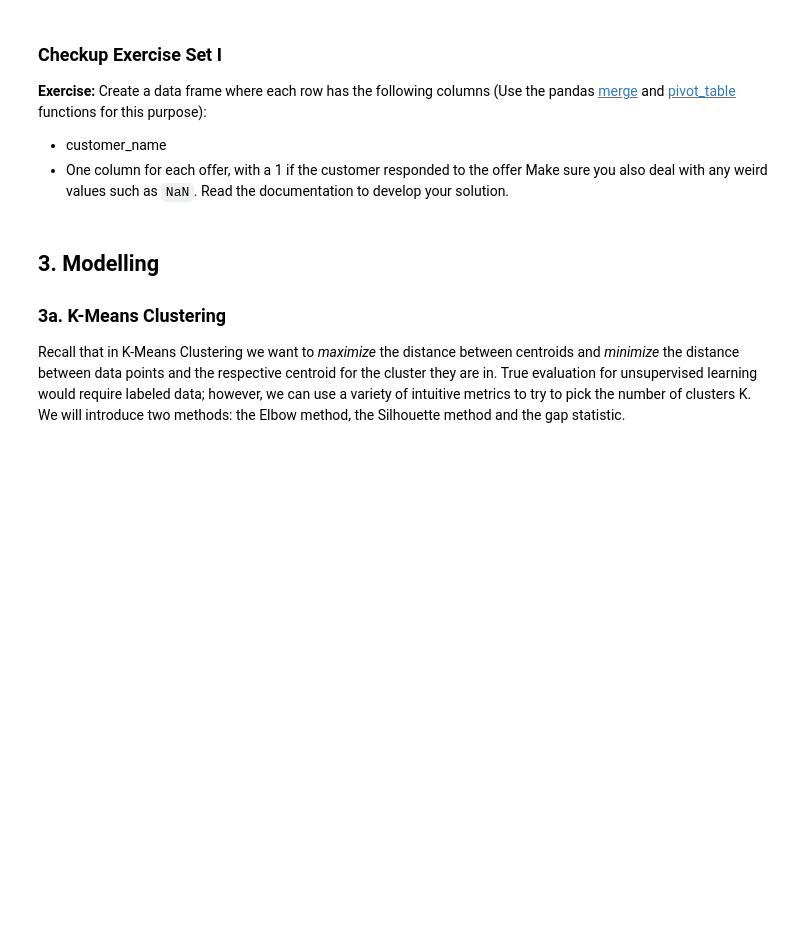
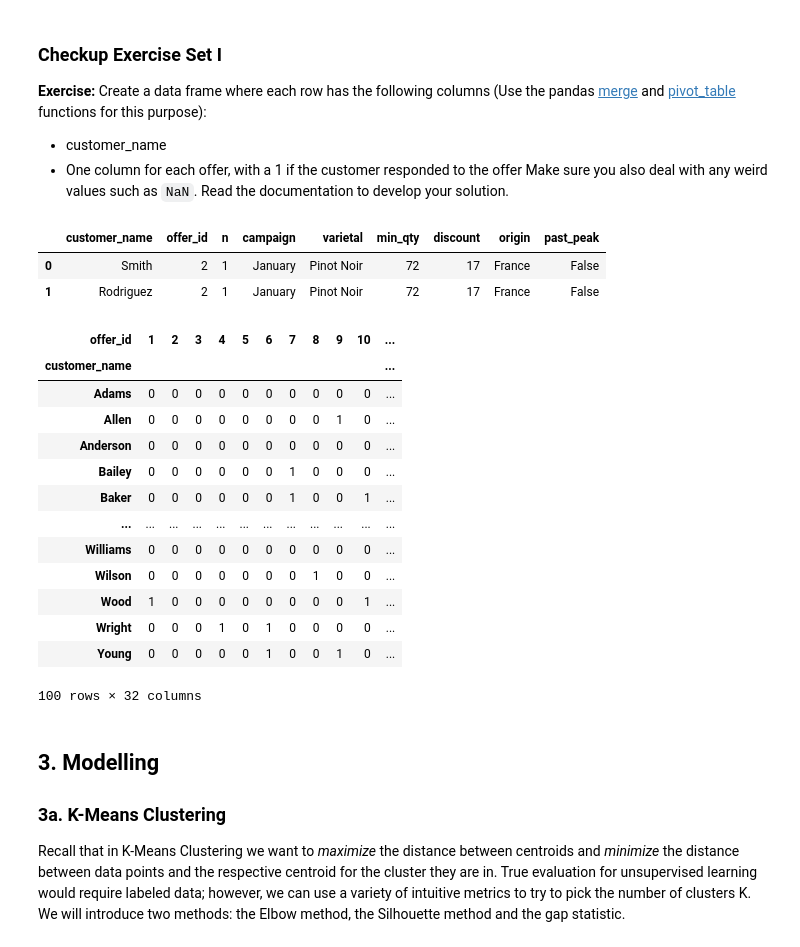
Before and after one commit to JasonCaldwellMBA/Clustering_Case_Study, a Jupyter notebook: Clustering Case Study - Customer Segmentation with K-Means - Tier 3.ipynb, the cells around one changed output. Drawn from its saved outputs; the diff is of its cells as text; code cells hidden in the pictures; blank space fills up the shorter version.

```diff
--- a/Clustering Case Study - Customer Segmentation with K-Means - Tier 3.ipynb
+++ b/Clustering Case Study - Customer Segmentation with K-Means - Tier 3.ipynb
@@ -104,3 +104,28 @@ Make sure you also deal with any weird values such as `NaN`. Read the documentat
+# %%
+df_merged = pd.merge(df_transactions, df_offers)
+df_merged.head(2)
+# %% [output]
+|  | customer_name | offer_id | n | campaign | varietal | min_qty | discount | origin | past_peak |
+| 0 | Smith | 2 | 1 | January | Pinot Noir | 72 | 17 | France | False |
+| 1 | Rodriguez | 2 | 1 | January | Pinot Noir | 72 | 17 | France | False |
+# %%
+df_pivoted = df_merged.pivot_table(index='customer_name', columns='offer_id', values='n', fill_value=0)
+df_pivoted
+# %% [output]
+| offer_id | 1 | 2 | 3 | 4 | 5 | 6 | 7 | 8 | 9 | 10 | ... |
+| customer_name |  |  |  |  |  |  |  |  |  |  | ... |
+| Adams | 0 | 0 | 0 | 0 | 0 | 0 | 0 | 0 | 0 | 0 | ... |
+| Allen | 0 | 0 | 0 | 0 | 0 | 0 | 0 | 0 | 1 | 0 | ... |
+| Anderson | 0 | 0 | 0 | 0 | 0 | 0 | 0 | 0 | 0 | 0 | ... |
+| Bailey | 0 | 0 | 0 | 0 | 0 | 0 | 1 | 0 | 0 | 0 | ... |
+| Baker | 0 | 0 | 0 | 0 | 0 | 0 | 1 | 0 | 0 | 1 | ... |
+| ... | ... | ... | ... | ... | ... | ... | ... | ... | ... | ... | ... |
+| Williams | 0 | 0 | 0 | 0 | 0 | 0 | 0 | 0 | 0 | 0 | ... |
+| Wilson | 0 | 0 | 0 | 0 | 0 | 0 | 0 | 1 | 0 | 0 | ... |
+| Wood | 1 | 0 | 0 | 0 | 0 | 0 | 0 | 0 | 0 | 1 | ... |
+| Wright | 0 | 0 | 0 | 1 | 0 | 1 | 0 | 0 | 0 | 0 | ... |
+| Young | 0 | 0 | 0 | 0 | 0 | 1 | 0 | 0 | 1 | 0 | ... |
+100 rows × 32 columns
 # %% [markdown]
 ## 3. Modelling
 ### 3a. K-Means Clustering
```
Also changed, not shown: parts of 2 cells of this notebook.
